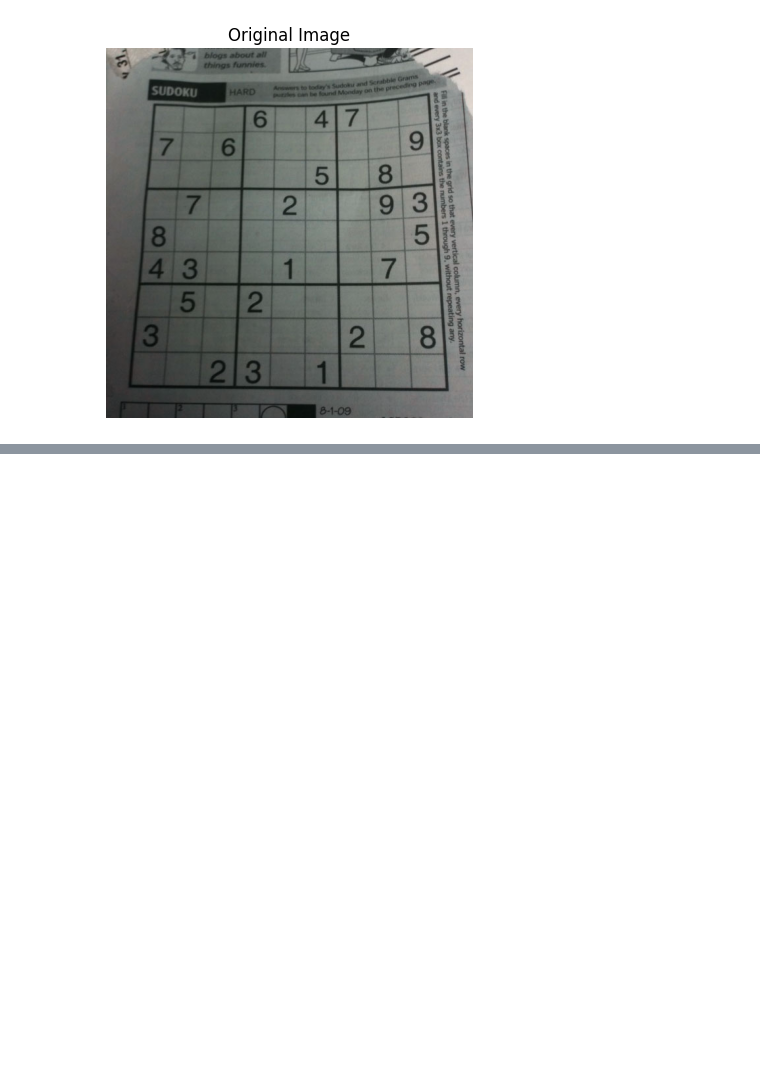
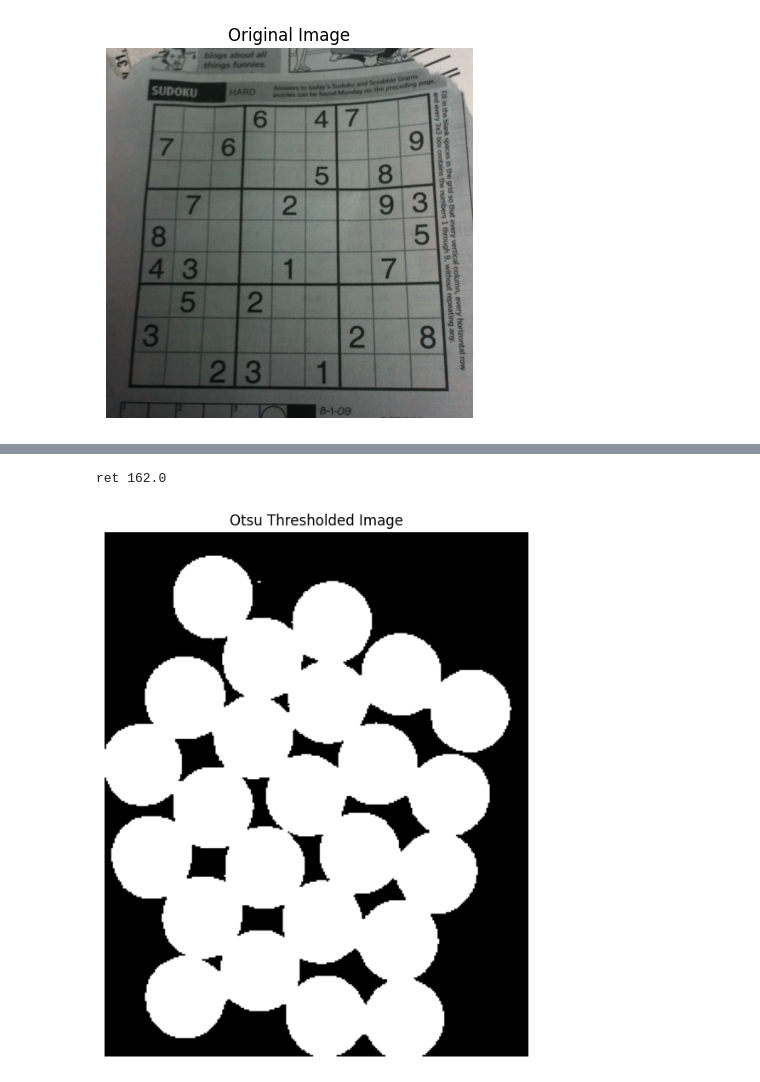
Before and after one commit to monkin77/feup-vc, a Jupyter notebook: weekly_exercises/week5.ipynb, the cells around one changed output, grey strips where cells are left out. Drawn from its saved outputs; the diff is of its cells as text; code cells hidden in the pictures; blank space fills up the shorter version.

```diff
--- a/weekly_exercises/week5.ipynb
+++ b/weekly_exercises/week5.ipynb
@@ -188,0 +210,13 @@ labels:  (314154, 1)
+# %%
+# We start by finding an approximate estimate of the coins. We'll use Otsu's Binarization thresholding for this.
+# We use THRESH_BINARY_INV, since the background is brighter than the coins.
+threshVal, threshImg = cv2.threshold(gray, 0, 255, cv2.THRESH_BINARY_INV + cv2.THRESH_OTSU)
+
+# Show the result
+plt.imshow(threshImg, 'gray')
+plt.title("Otsu Thresholded Image")
+plt.axis('off')
+plt.show()
+# %% [output]
+ret 162.0
+[figure, added]
```
Also changed, not shown: parts of 6 cells of this notebook.
